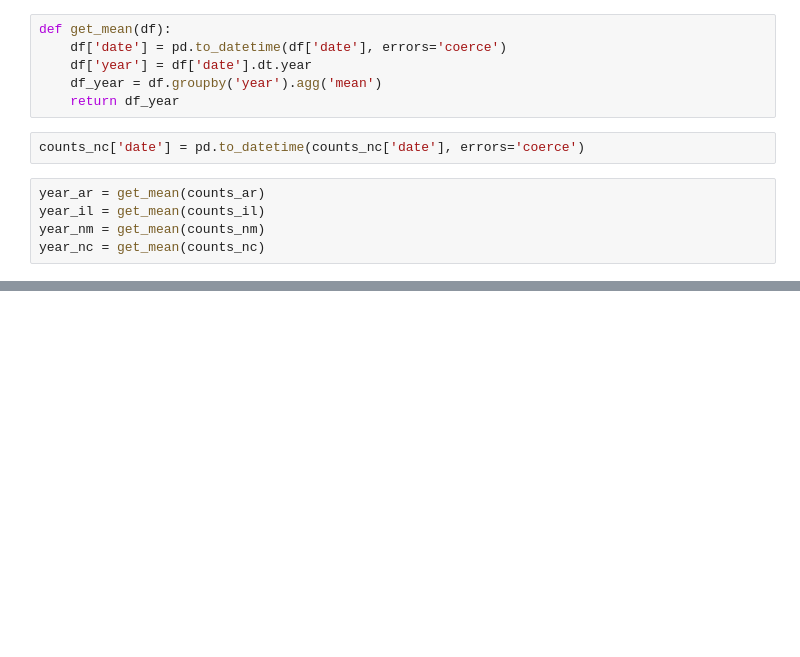
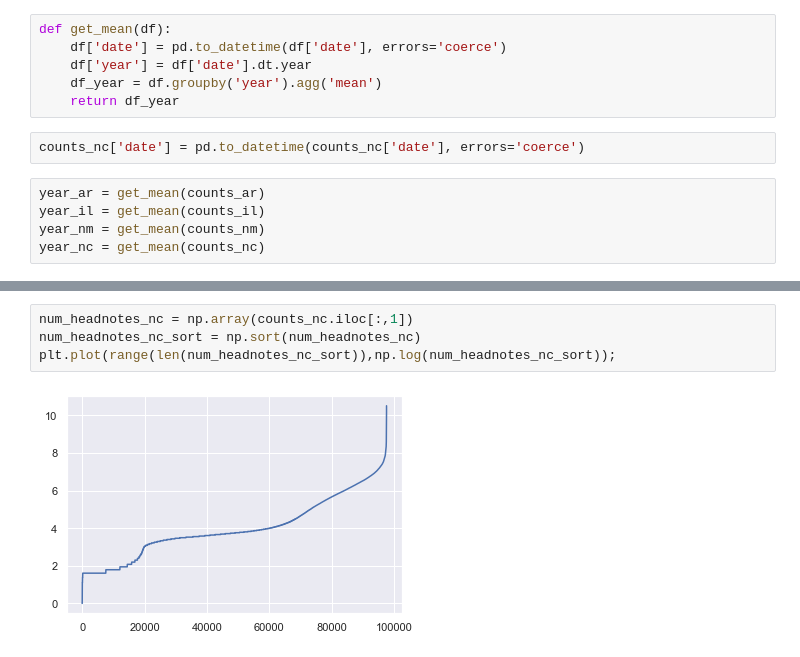
Before and after one commit to tth63425/cs109b_group32_projectc, a Jupyter notebook: EDA/caselaw_20200411_brendan.ipynb, the cells around one changed output, grey strips where cells are left out. Cells and saved outputs as stored; diff of their text form; blank space fills up the shorter version.

```diff
--- a/EDA/caselaw_20200411_brendan.ipynb
+++ b/EDA/caselaw_20200411_brendan.ipynb
@@ -97,0 +138,6 @@ plt.show()
+# %%
+num_headnotes_nc = np.array(counts_nc.iloc[:,1])
+num_headnotes_nc_sort = np.sort(num_headnotes_nc)
+plt.plot(range(len(num_headnotes_nc_sort)),np.log(num_headnotes_nc_sort));
+# %% [output]
+[figure, added]
```
Also changed, not shown: parts of 11 cells of this notebook, 5 other files.
